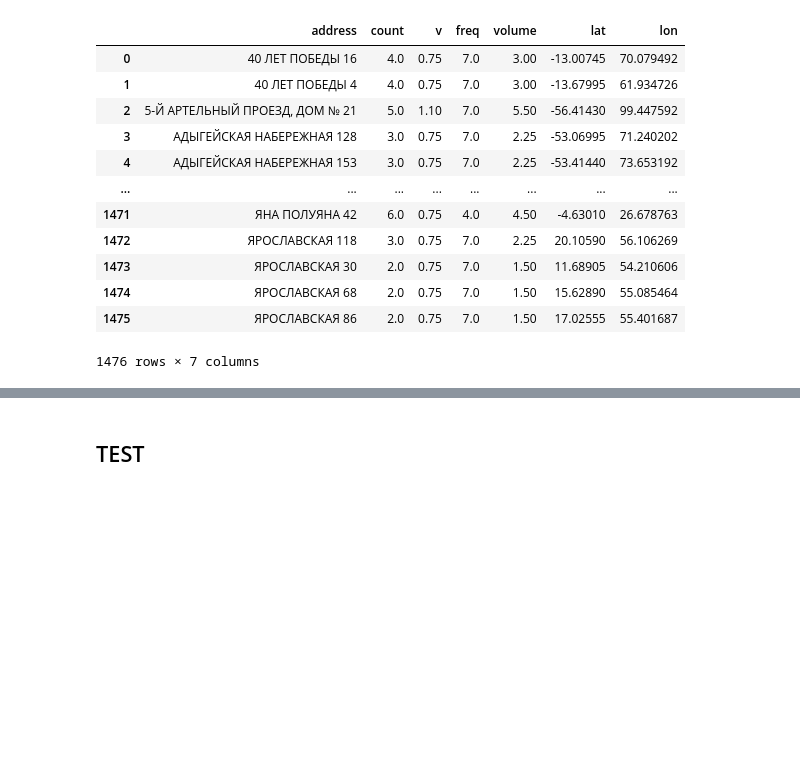
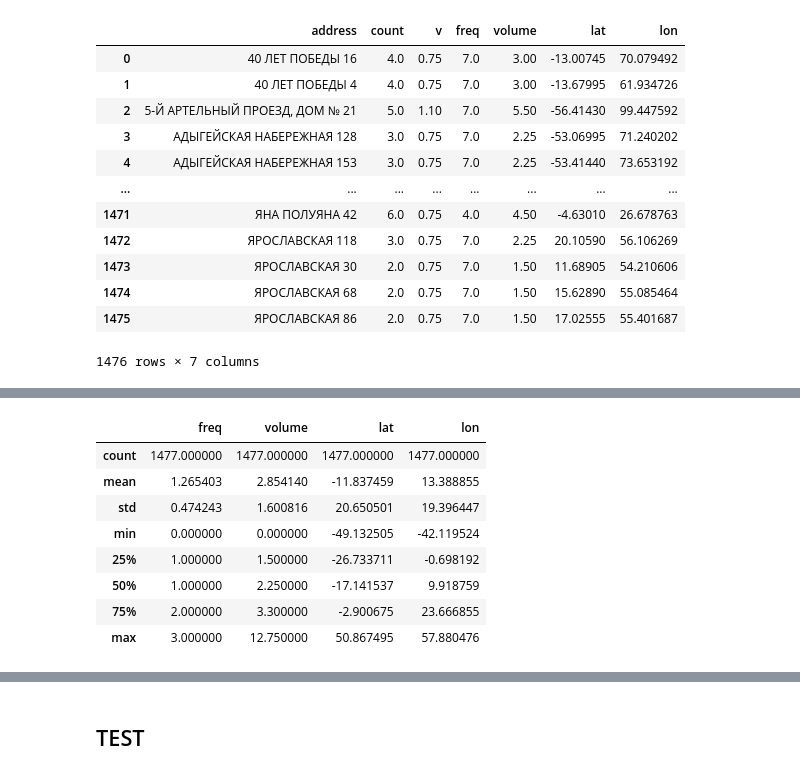
Before and after one commit to EvgenyOleshkevich/transopt_routing, a Jupyter notebook: NIER/NIR_balanced_weight2.ipynb, the cells around one changed output, grey strips where cells are left out. Cells and saved outputs as stored; diff of their text form; code cells hidden in the pictures; blank space fills up the shorter version.

```diff
--- a/NIER/NIR_balanced_weight2.ipynb
+++ b/NIER/NIR_balanced_weight2.ipynb
@@ -357,0 +373,3 @@ df.drop(['address', 'count', 'v'], axis=1).to_csv('cpp_data.csv', index = False,
+# %%
+df['lat'] -= 45.06635055
+df['lon'] -= 38.96831515
@@ -357,0 +386,12 @@ df.drop(['address', 'count', 'v'], axis=1).to_csv('cpp_data.csv', index = False,
+# %%
+df.describe()
+# %% [output]
+|  | freq | volume | lat | lon |
+| count | 1477.000000 | 1477.000000 | 1477.000000 | 1477.000000 |
+| mean | 1.265403 | 2.854140 | -11.837459 | 13.388855 |
+| std | 0.474243 | 1.600816 | 20.650501 | 19.396447 |
+| min | 0.000000 | 0.000000 | -49.132505 | -42.119524 |
+| 25% | 1.000000 | 1.500000 | -26.733711 | -0.698192 |
+| 50% | 1.000000 | 2.250000 | -17.141537 | 9.918759 |
+| 75% | 2.000000 | 3.300000 | -2.900675 | 23.666855 |
+| max | 3.000000 | 12.750000 | 50.867495 | 57.880476 |
```
Also changed, not shown: parts of 13 cells of this notebook, 6 other files.
